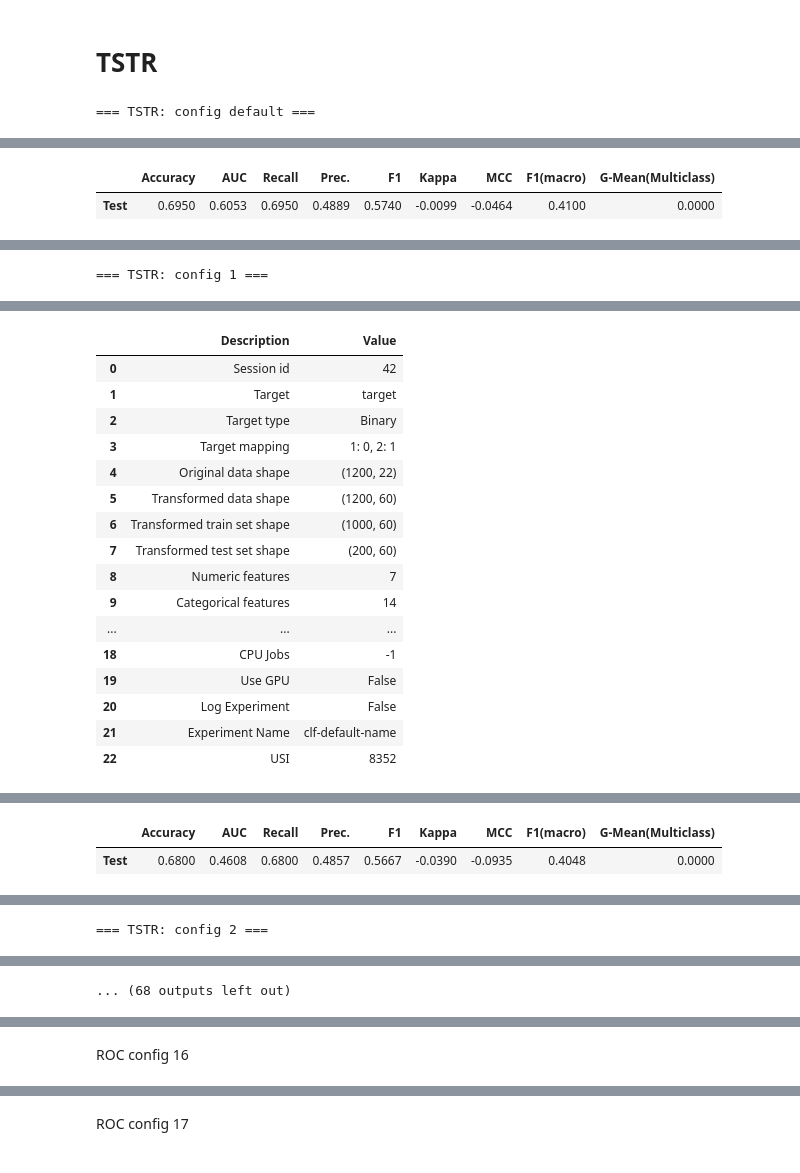
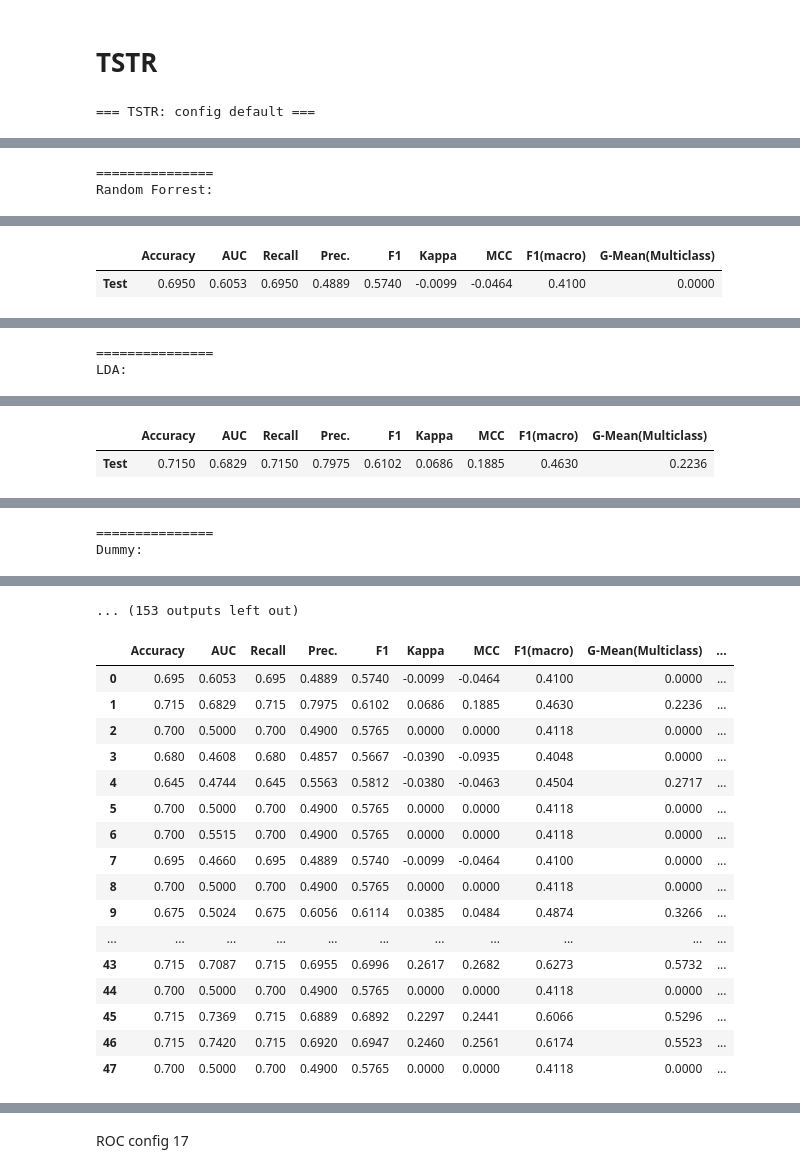
Before and after one commit to ARcKP98/thesis-, a Jupyter notebook: Notebooks/Utility(f).ipynb, the cells around one changed output, grey strips where cells are left out. Drawn from its saved outputs; the diff is of its cells as text; code cells hidden in the pictures.

```diff
--- a/Notebooks/Utility(f).ipynb
+++ b/Notebooks/Utility(f).ipynb
@@ -223,6 +323,7 @@ synthetic_datasets = {
 
 }
 # %%
+all_results = []
 for config_name, synth_df in synthetic_datasets.items():
     print(f"\n=== TSTR: {config_name} ===")
     exp = ClassificationExperiment()
@@ -248,8 +349,28 @@ for config_name, synth_df in synthetic_datasets.items():
     greater_is_better=True
     )
 
-    exp.create_model("rf", cross_validation=False)
-    results = exp.pull()
+    print("===============")
+    print("Random Forrest:")
+    model1 = exp.create_model("rf", cross_validation=False)
+    rf_results = exp.pull()
+    rf_results["config"] = config_name
+    rf_results["classifier"] = "RF"
+    all_results.append(rf_results)
+
+    print("===============")
+    print("LDA:")
+    model2 = exp.create_model("lda", cross_validation=False)
+    lda_results=exp.pull()
+    lda_results["config"] = config_name
+    lda_results["classifier"] = "LDA"
+    all_results.append(lda_results)
+    print("===============")
+    print("Dummy:")
+    model3 = exp.create_model("dummy", cross_validation=False)
+    dummy_results=exp.pull()
+    dummy_results["config"] = config_name
+    dummy_results["classifier"] = "DUMMY"
+    all_results.append(dummy_results)
 # %% [output]
 === TSTR: config default ===
 |  | Description | Value |
@@ -272,5 +393,8 @@ for config_name, synth_df in synthetic_datasets.items():
+===============
+Random Forrest:
 [interactive output not drawn]
 |  | Accuracy | AUC | Recall | Prec. | F1 | Kappa | MCC | F1(macro) | G-Mean(Multiclass) |
 | Test | 0.6950 | 0.6053 | 0.6950 | 0.4889 | 0.5740 | -0.0099 | -0.0464 | 0.4100 | 0.0000 |
 [interactive output not drawn]
-=== TSTR: config 1 ===
+===============
+LDA:
@@ -277,17 +402,2 @@ for config_name, synth_df in synthetic_datasets.items():
-|  | Description | Value |
-| 0 | Session id | 42 |
-| 1 | Target | target |
-| 2 | Target type | Binary |
-| 3 | Target mapping | 1: 0, 2: 1 |
-| 4 | Original data shape | (1200, 22) |
-| 5 | Transformed data shape | (1200, 60) |
-| 6 | Transformed train set shape | (1000, 60) |
-| 7 | Transformed test set shape | (200, 60) |
-| 8 | Numeric features | 7 |
-| 9 | Categorical features | 14 |
-| ... | ... | ... |
-| 18 | CPU Jobs | -1 |
-| 19 | Use GPU | False |
-| 20 | Log Experiment | False |
-| 21 | Experiment Name | clf-default-name |
-| 22 | USI | 8352 |
+|  | Accuracy | AUC | Recall | Prec. | F1 | Kappa | MCC | F1(macro) | G-Mean(Multiclass) |
+| Test | 0.7150 | 0.6829 | 0.7150 | 0.7975 | 0.6102 | 0.0686 | 0.1885 | 0.4630 | 0.2236 |
@@ -295,4 +404 @@ for config_name, synth_df in synthetic_datasets.items():
-|  | Accuracy | AUC | Recall | Prec. | F1 | Kappa | MCC | F1(macro) | G-Mean(Multiclass) |
-| Test | 0.6800 | 0.4608 | 0.6800 | 0.4857 | 0.5667 | -0.0390 | -0.0935 | 0.4048 | 0.0000 |
 [interactive output not drawn]
-=== TSTR: config 2 ===
@@ -316 +405,2 @@ for config_name, synth_df in synthetic_datasets.items():
-... (68 outputs left out)
+===============
+Dummy:
@@ -317,2 +408,22 @@ for config_name, synth_df in synthetic_datasets.items():
+... (153 outputs left out)
-# %% [markdown]
-ROC config 16
+# %%
+tstr_summary = pd.concat(all_results, ignore_index=True)
+tstr_summary
+# %% [output]
+|  | Accuracy | AUC | Recall | Prec. | F1 | Kappa | MCC | F1(macro) | G-Mean(Multiclass) | ... |
+| 0 | 0.695 | 0.6053 | 0.695 | 0.4889 | 0.5740 | -0.0099 | -0.0464 | 0.4100 | 0.0000 | ... |
+| 1 | 0.715 | 0.6829 | 0.715 | 0.7975 | 0.6102 | 0.0686 | 0.1885 | 0.4630 | 0.2236 | ... |
+| 2 | 0.700 | 0.5000 | 0.700 | 0.4900 | 0.5765 | 0.0000 | 0.0000 | 0.4118 | 0.0000 | ... |
+| 3 | 0.680 | 0.4608 | 0.680 | 0.4857 | 0.5667 | -0.0390 | -0.0935 | 0.4048 | 0.0000 | ... |
+| 4 | 0.645 | 0.4744 | 0.645 | 0.5563 | 0.5812 | -0.0380 | -0.0463 | 0.4504 | 0.2717 | ... |
+| 5 | 0.700 | 0.5000 | 0.700 | 0.4900 | 0.5765 | 0.0000 | 0.0000 | 0.4118 | 0.0000 | ... |
+| 6 | 0.700 | 0.5515 | 0.700 | 0.4900 | 0.5765 | 0.0000 | 0.0000 | 0.4118 | 0.0000 | ... |
+| 7 | 0.695 | 0.4660 | 0.695 | 0.4889 | 0.5740 | -0.0099 | -0.0464 | 0.4100 | 0.0000 | ... |
+| 8 | 0.700 | 0.5000 | 0.700 | 0.4900 | 0.5765 | 0.0000 | 0.0000 | 0.4118 | 0.0000 | ... |
+| 9 | 0.675 | 0.5024 | 0.675 | 0.6056 | 0.6114 | 0.0385 | 0.0484 | 0.4874 | 0.3266 | ... |
+| ... | ... | ... | ... | ... | ... | ... | ... | ... | ... | ... |
+| 43 | 0.715 | 0.7087 | 0.715 | 0.6955 | 0.6996 | 0.2617 | 0.2682 | 0.6273 | 0.5732 | ... |
+| 44 | 0.700 | 0.5000 | 0.700 | 0.4900 | 0.5765 | 0.0000 | 0.0000 | 0.4118 | 0.0000 | ... |
+| 45 | 0.715 | 0.7369 | 0.715 | 0.6889 | 0.6892 | 0.2297 | 0.2441 | 0.6066 | 0.5296 | ... |
+| 46 | 0.715 | 0.7420 | 0.715 | 0.6920 | 0.6947 | 0.2460 | 0.2561 | 0.6174 | 0.5523 | ... |
+| 47 | 0.700 | 0.5000 | 0.700 | 0.4900 | 0.5765 | 0.0000 | 0.0000 | 0.4118 | 0.0000 | ... |
```
Also changed, not shown: parts of 18 cells of this notebook, 1 other file.
